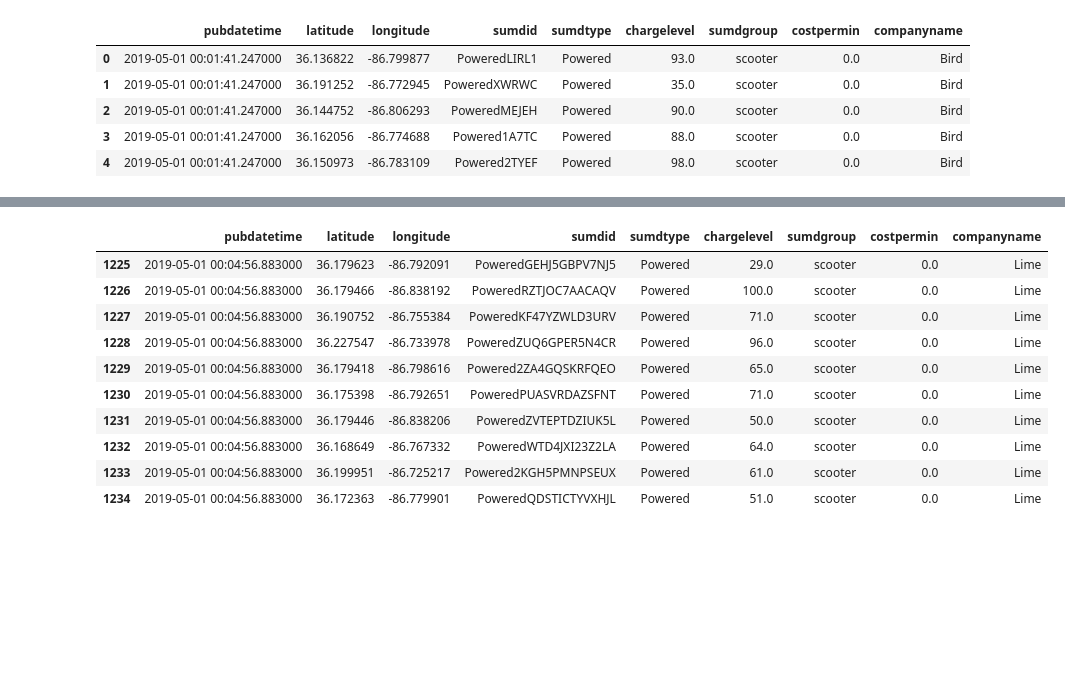
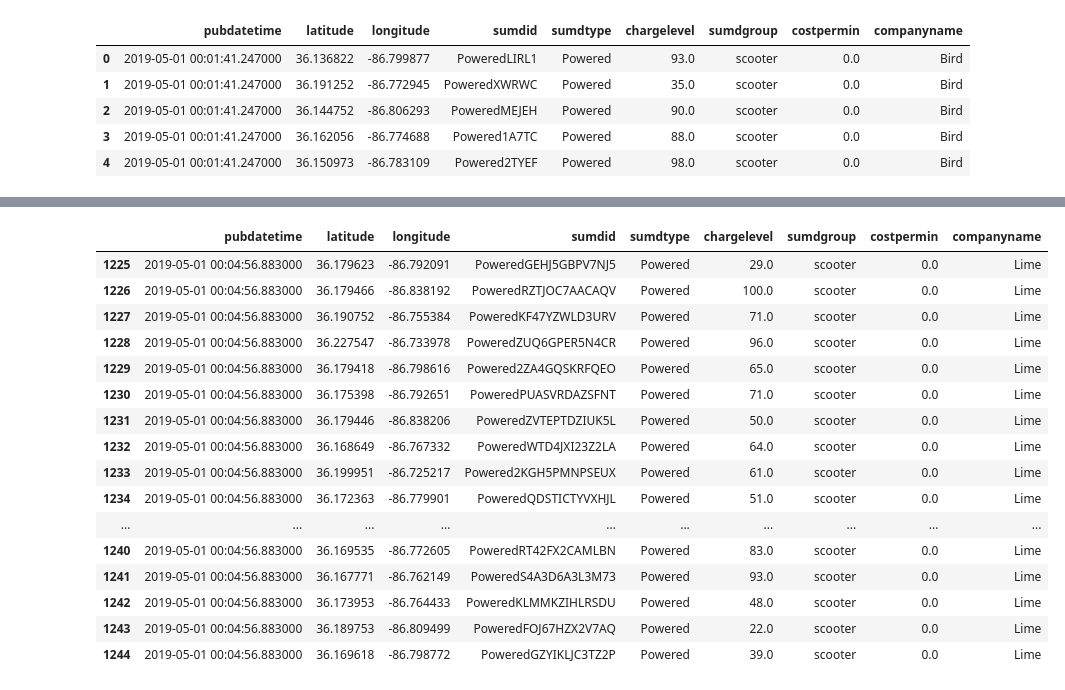
Before and after one commit to derektprice/mapping_scooters_nashville_python, a Jupyter notebook: notebooks/May Scooter Info.ipynb, the cells around one changed output, grey strips where cells are left out. Cells and saved outputs as stored; diff of their text form; code cells hidden in the pictures; blank space fills up the shorter version.

```diff
--- a/notebooks/May Scooter Info.ipynb
+++ b/notebooks/May Scooter Info.ipynb
@@ -38,17 +64,23 @@ bolt_may_num = len(lime_may['sumdid'].unique().tolist())
 scooter_counts = {'Lime':lime_may_num, 'Bird':bird_may_num, 'Lyft':lyft_may_num, 'Spin':spin_may_num,
                   'Gotcha':gotcha_may_num, 'Bolt':bolt_may_num}
 # %%
-lime_may.head(10)
+lime_may.head(20)
 # %% [output]
 |  | pubdatetime | latitude | longitude | sumdid | sumdtype | chargelevel | sumdgroup | costpermin | companyname |
 | 1225 | 2019-05-01 00:04:56.883000 | 36.179623 | -86.792091 | PoweredGEHJ5GBPV7NJ5 | Powered | 29.0 | scooter | 0.0 | Lime |
 | 1226 | 2019-05-01 00:04:56.883000 | 36.179466 | -86.838192 | PoweredRZTJOC7AACAQV | Powered | 100.0 | scooter | 0.0 | Lime |
 | 1227 | 2019-05-01 00:04:56.883000 | 36.190752 | -86.755384 | PoweredKF47YZWLD3URV | Powered | 71.0 | scooter | 0.0 | Lime |
 | 1228 | 2019-05-01 00:04:56.883000 | 36.227547 | -86.733978 | PoweredZUQ6GPER5N4CR | Powered | 96.0 | scooter | 0.0 | Lime |
 | 1229 | 2019-05-01 00:04:56.883000 | 36.179418 | -86.798616 | Powered2ZA4GQSKRFQEO | Powered | 65.0 | scooter | 0.0 | Lime |
 | 1230 | 2019-05-01 00:04:56.883000 | 36.175398 | -86.792651 | PoweredPUASVRDAZSFNT | Powered | 71.0 | scooter | 0.0 | Lime |
 | 1231 | 2019-05-01 00:04:56.883000 | 36.179446 | -86.838206 | PoweredZVTEPTDZIUK5L | Powered | 50.0 | scooter | 0.0 | Lime |
 | 1232 | 2019-05-01 00:04:56.883000 | 36.168649 | -86.767332 | PoweredWTD4JXI23Z2LA | Powered | 64.0 | scooter | 0.0 | Lime |
 | 1233 | 2019-05-01 00:04:56.883000 | 36.199951 | -86.725217 | Powered2KGH5PMNPSEUX | Powered | 61.0 | scooter | 0.0 | Lime |
 | 1234 | 2019-05-01 00:04:56.883000 | 36.172363 | -86.779901 | PoweredQDSTICTYVXHJL | Powered | 51.0 | scooter | 0.0 | Lime |
+| ... | ... | ... | ... | ... | ... | ... | ... | ... | ... |
+| 1240 | 2019-05-01 00:04:56.883000 | 36.169535 | -86.772605 | PoweredRT42FX2CAMLBN | Powered | 83.0 | scooter | 0.0 | Lime |
+| 1241 | 2019-05-01 00:04:56.883000 | 36.167771 | -86.762149 | PoweredS4A3D6A3L3M73 | Powered | 93.0 | scooter | 0.0 | Lime |
+| 1242 | 2019-05-01 00:04:56.883000 | 36.173953 | -86.764433 | PoweredKLMMKZIHLRSDU | Powered | 48.0 | scooter | 0.0 | Lime |
+| 1243 | 2019-05-01 00:04:56.883000 | 36.189753 | -86.809499 | PoweredFOJ67HZX2V7AQ | Powered | 22.0 | scooter | 0.0 | Lime |
+| 1244 | 2019-05-01 00:04:56.883000 | 36.169618 | -86.798772 | PoweredGZYIKLJC3TZ2P | Powered | 39.0 | scooter | 0.0 | Lime |
 # %%
```
Also changed, not shown: parts of 17 cells of this notebook, 6 other files.
